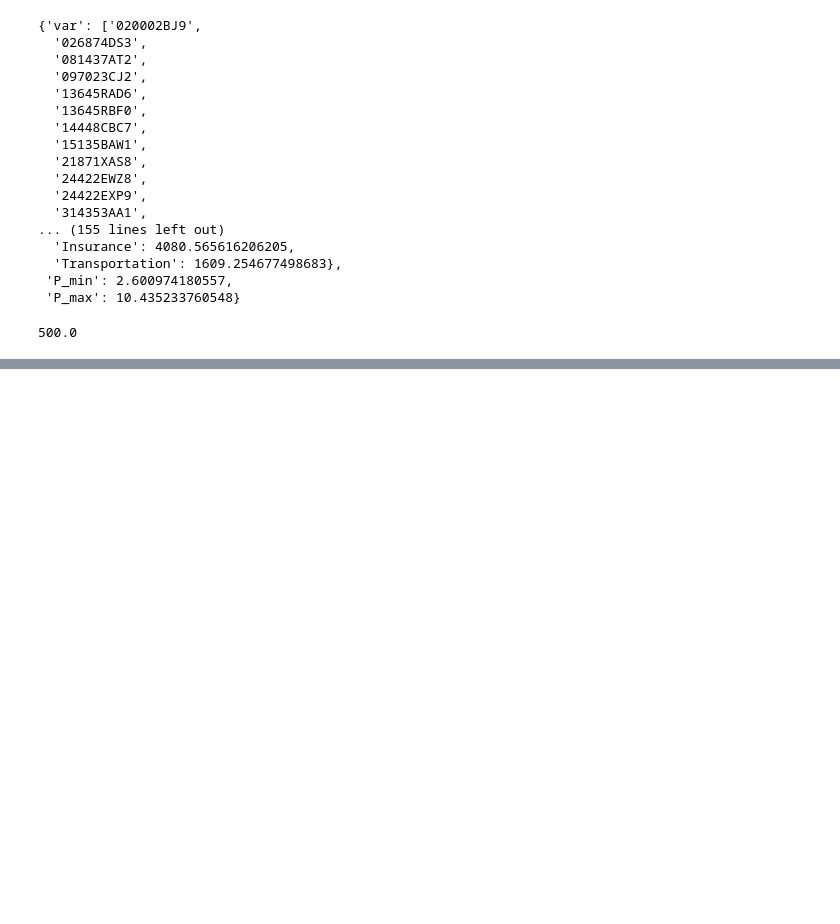
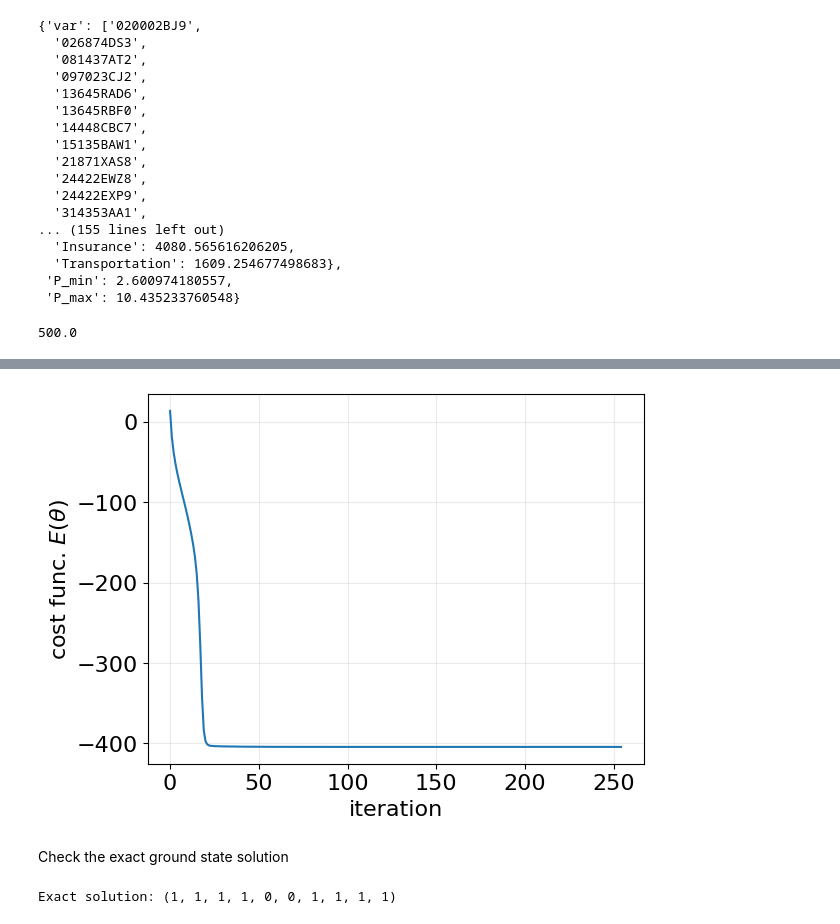
Before and after one commit to LugoBlogger/w2025-qc4finance, a Jupyter notebook: program/06-run-vqe.ipynb, the cells around one changed output, grey strips where cells are left out. Drawn from its saved outputs; the diff is of its cells as text; code cells hidden in the pictures; blank space fills up the shorter version.

```diff
--- a/program/06-run-vqe.ipynb
+++ b/program/06-run-vqe.ipynb
@@ -10,6 +10,11 @@ import pennylane as qml
 import matplotlib.pyplot as plt
 
 from pennylane import numpy as np
+# %%
+plt.rcParams.update(plt.rcParamsDefault)
+plt.rcParams.update({
+  "font.size": 16,
+  "grid.alpha": 0.25})
 # %% [markdown]
 Objective
 $$
@@ -252,7 +257,7 @@ bonds_data["M"]
 500.0
 # %%
 # Define parameters for the Hamiltonian
-n = 31      # number of bonds
+n = 10    # number of bonds
 M = bonds_data["M"]
 alpha_arr = bonds_data["alpha"]
 gamma_arr = bonds_data["gamma"]
@@ -325,25 +334,27 @@ print(qml.draw(cost)(init_params, n, H))
 # %%
 p = 2   # circuit repetition
 
-learning_rate = 0.03
+learning_rate = 0.001
 opt = qml.QNGOptimizer(stepsize=learning_rate)
 
-max_steps = 10
-print_multiplier = 1
+max_steps = 1000
+print_multiplier = 5
 
 seed = None
 rng = np.random.default_rng(seed)
 params = rng.random(size=(p, n, 3))
 
 old_cost = 9_999.
+cost_func_history = []
 for i in range(max_steps):
   params = opt.step(cost, params, n, H)[0]
   obj_value = cost(params, n, H)
+  cost_func_history.append(obj_value)
 
   if (i + 1) % print_multiplier == 0:
     print(f"Cost after step {i+1:5d}: {obj_value: .7f}")
 
-    if np.round(old_cost, 7) == np.round(ob_value, 7):
+    if np.round(old_cost, 7) == np.round(obj_value, 7):
       break
     else:
       old_cost = obj_value
@@ -352,0 +382,29 @@ print(f"Optimized objective function value: {obj_value}")
+# %%
+fig, ax = plt.subplots()
+
+ax.plot(cost_func_history)
+ax.grid("on")
+
+ax.set_ylabel(r"cost func. $E(\theta)$")
+ax.set_xlabel("iteration")
+plt.show(fig)
+# %% [output]
+[figure, added]
+# %% [markdown]
+Check the exact ground state solution
+# %%
+all_combinations = itertools.product([0, 1], repeat=n)
+
+exact_E_g = 9_999.
+for exact_x in all_combinations:
+  exact_E = sum(gamma_arr[i]*exact_x[i] for i in range(n)) \
+    + 0.5*(sum((alpha_arr[i]*exact_x[i])**2 for i in range(n))
+           + 2.*sum(alpha_arr[i]*exact_x[i]*alpha_arr[j]*exact_x[j]
+                    for i in range(n) for j in range(i+1, n)))
+  if exact_E < exact_E_g:
+    exact_E_g = exact_E
+    exact_sol = exact_x
+
+print(f"Exact solution: {exact_sol}")
+# %% [output]
+Exact solution: (1, 1, 1, 1, 0, 0, 1, 1, 1, 1)
```
Also changed, not shown: parts of 5 cells of this notebook, 5 other files.
